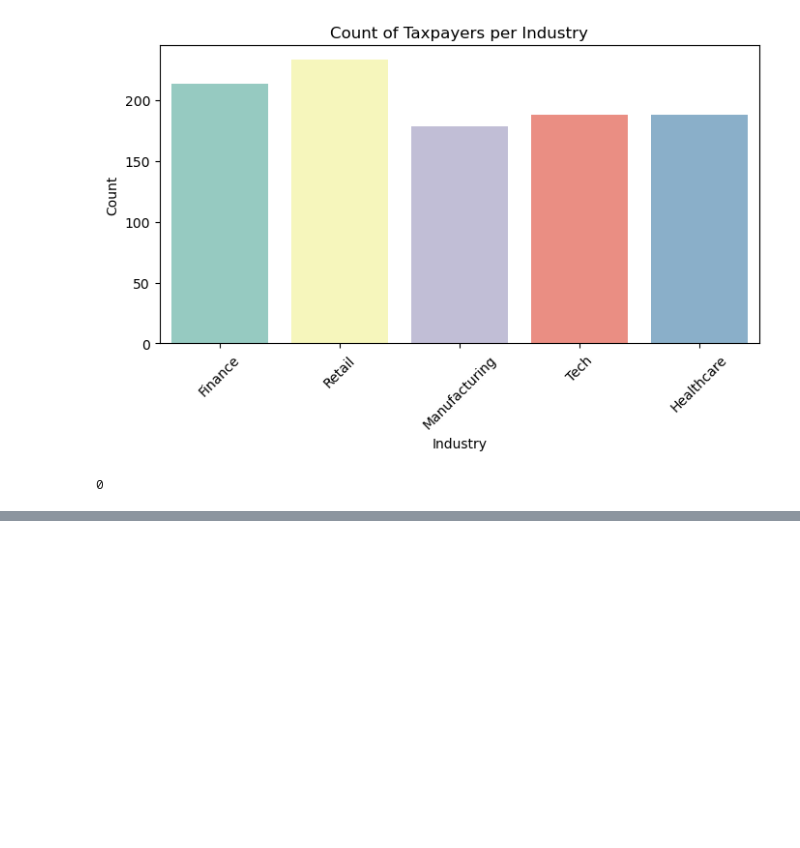
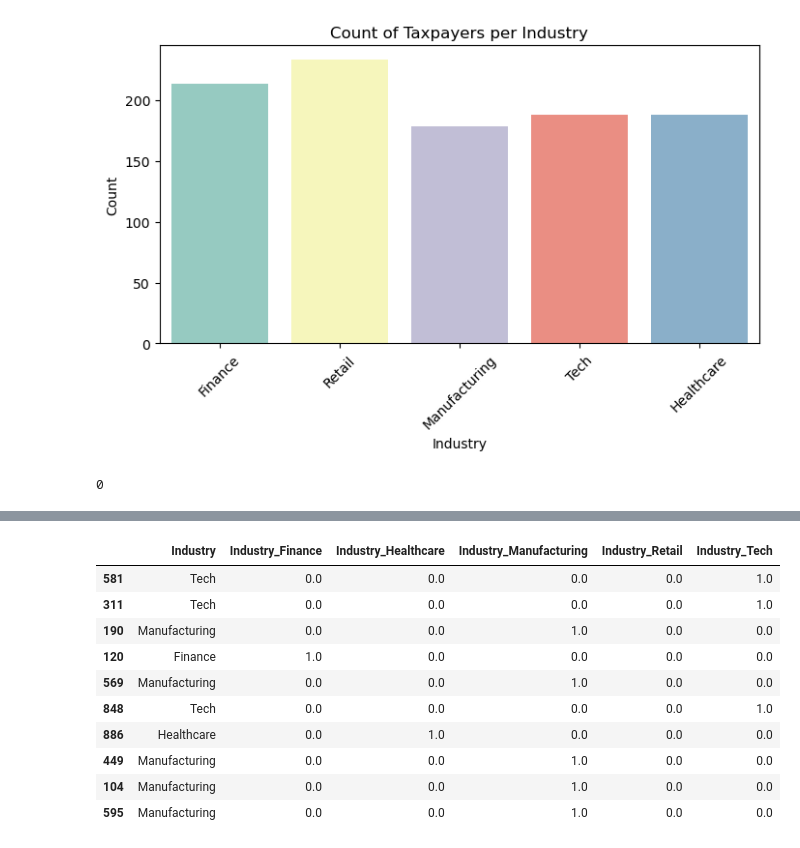
Before and after one commit to csaafrica/group5_predicting_high_risk_taxpayers_using_ML, a Jupyter notebook: notebooks/Risky_Taxpayer_Prediction_project.ipynb, the cells around one changed output, grey strips where cells are left out. Cells and saved outputs as stored; diff of their text form; code cells hidden in the pictures; blank space fills up the shorter version.

```diff
--- a/notebooks/Risky_Taxpayer_Prediction_project.ipynb
+++ b/notebooks/Risky_Taxpayer_Prediction_project.ipynb
@@ -234,0 +302,28 @@ corr_matrix.style.background_gradient(cmap="coolwarm")
+# %%
+# One hot encoding for the Risk Label and Industry
+
+industry_data = pd.DataFrame(imported_data['Industry'], columns=['Industry'])
+
+one_hot_encode = OneHotEncoder()
+
+ohe_array = one_hot_encode.fit_transform(industry_data[['Industry']]).toarray()
+
+col_names= one_hot_encode.get_feature_names_out(['Industry'])
+
+ohe_industry_data= pd.DataFrame(data=ohe_array, columns=col_names )
+
+industry_data = pd.concat([industry_data, ohe_industry_data],axis=1)
+
+industry_data.sample(10)
+# %% [output]
+|  | Industry | Industry_Finance | Industry_Healthcare | Industry_Manufacturing | Industry_Retail | Industry_Tech |
+| 581 | Tech | 0.0 | 0.0 | 0.0 | 0.0 | 1.0 |
+| 311 | Tech | 0.0 | 0.0 | 0.0 | 0.0 | 1.0 |
+| 190 | Manufacturing | 0.0 | 0.0 | 1.0 | 0.0 | 0.0 |
+| 120 | Finance | 1.0 | 0.0 | 0.0 | 0.0 | 0.0 |
+| 569 | Manufacturing | 0.0 | 0.0 | 1.0 | 0.0 | 0.0 |
+| 848 | Tech | 0.0 | 0.0 | 0.0 | 0.0 | 1.0 |
+| 886 | Healthcare | 0.0 | 1.0 | 0.0 | 0.0 | 0.0 |
+| 449 | Manufacturing | 0.0 | 0.0 | 1.0 | 0.0 | 0.0 |
+| 104 | Manufacturing | 0.0 | 0.0 | 1.0 | 0.0 | 0.0 |
+| 595 | Manufacturing | 0.0 | 0.0 | 1.0 | 0.0 | 0.0 |
```
Also changed, not shown: parts of 13 cells of this notebook.
